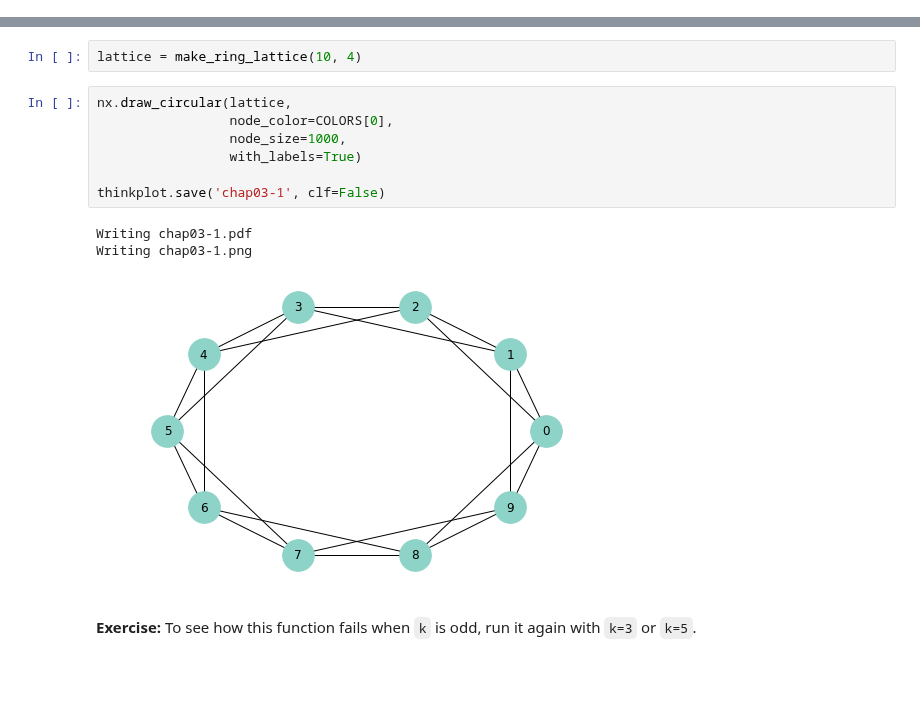
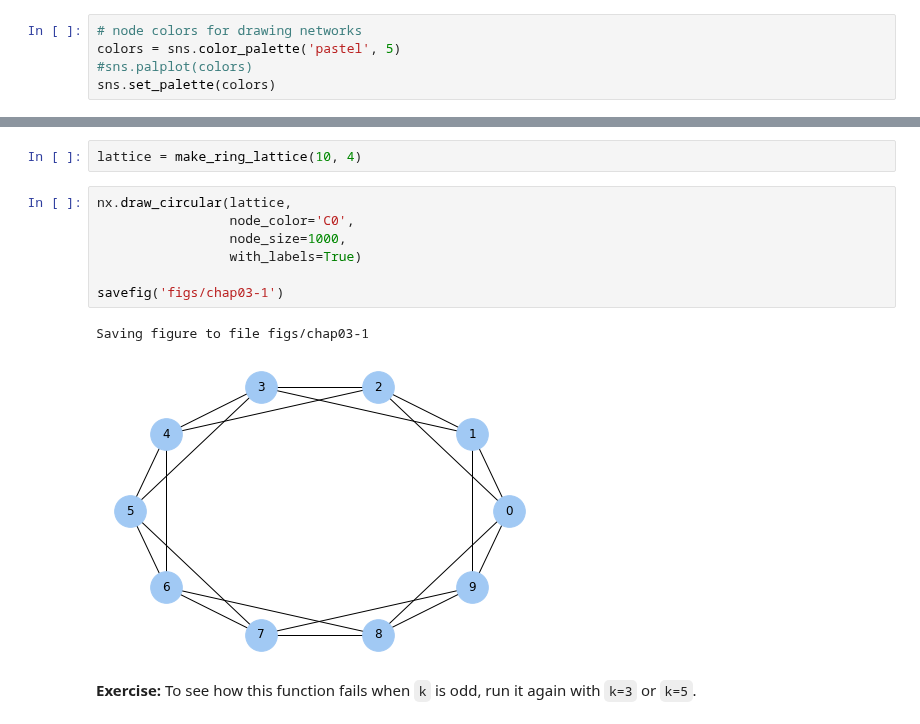
Before and after one commit to AllenDowney/ThinkComplexity2, a Jupyter notebook: soln/chap03soln.ipynb, the cells around one changed output, grey strips where cells are left out. Cells and saved outputs as stored; diff of their text form; blank space fills up the shorter version.

```diff
--- a/soln/chap03soln.ipynb
+++ b/soln/chap03soln.ipynb
@@ -24,3 +25,8 @@ RandomSeed(17)
+# %%
+# node colors for drawing networks
+colors = sns.color_palette('pastel', 5)
+#sns.palplot(colors)
+sns.set_palette(colors)
 # %% [markdown]
 ## Regular ring lattice
 # %% [markdown]
@@ -68,15 +74,14 @@ And we can test it out with `n=10` and `k=4`
 lattice = make_ring_lattice(10, 4)
 # %%
 nx.draw_circular(lattice,
-                 node_color=COLORS[0],
+                 node_color='C0',
                  node_size=1000,
                  with_labels=True)
 
-thinkplot.save('chap03-1', clf=False)
+savefig('figs/chap03-1')
 # %% [output]
-Writing chap03-1.pdf
-Writing chap03-1.png
+Saving figure to file figs/chap03-1
-[figure, old version]
+[figure, new version]
 # %% [markdown]
 **Exercise:** To see how this function fails when `k` is odd, run it again with `k=3` or `k=5`.
 # %% [markdown]
```
Also changed, not shown: parts of 23 cells of this notebook, 8 other files.
